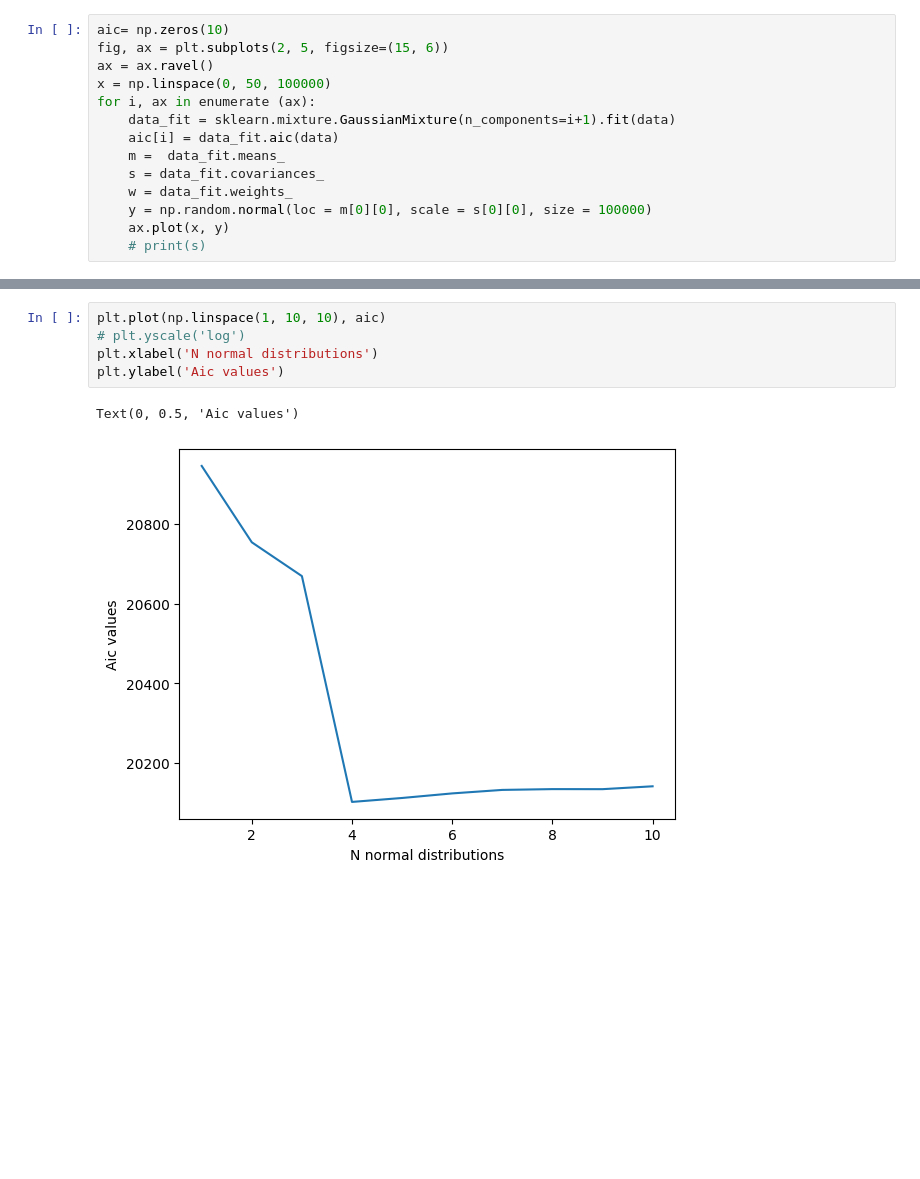
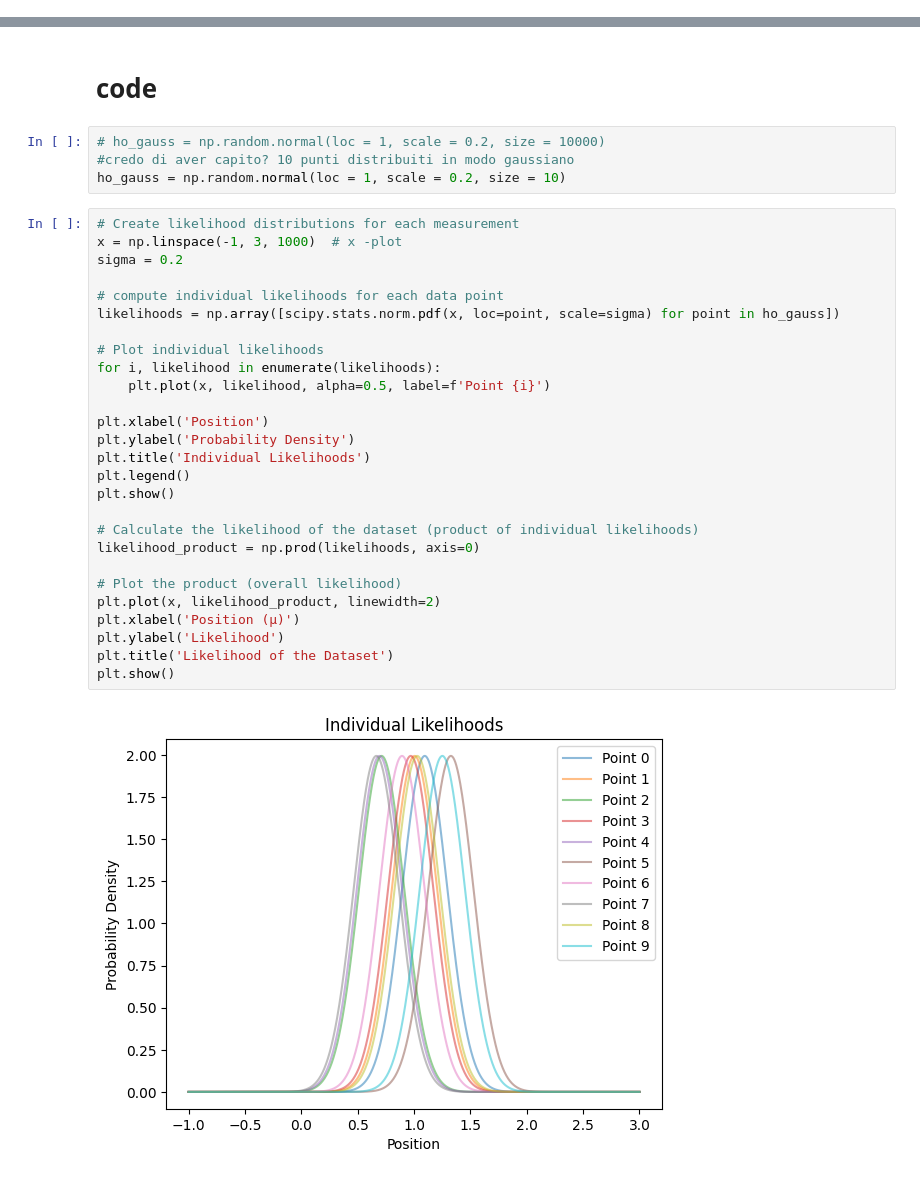
Before and after one commit to Matti-z/astrostatistics_bicocca_2026, a Jupyter notebook: working/fifth.ipynb, the cells around one changed output, grey strips where cells are left out. Drawn from its saved outputs; the diff is of its cells as text; blank space fills up the shorter version.

```diff
--- a/working/fifth.ipynb
+++ b/working/fifth.ipynb
@@ -13,14 +35,0 @@ plt.hist(data, 90);
-# %%
-aic= np.zeros(10)
-fig, ax = plt.subplots(2, 5, figsize=(15, 6))
-ax = ax.ravel()
-x = np.linspace(0, 50, 100000)
-for i, ax in enumerate (ax):
-    data_fit = sklearn.mixture.GaussianMixture(n_components=i+1).fit(data)
-    aic[i] = data_fit.aic(data)
-    m =  data_fit.means_
-    s = data_fit.covariances_
-    w = data_fit.weights_
-    y = np.random.normal(loc = m[0][0], scale = s[0][0], size = 100000)
-    ax.plot(x, y)
-    # print(s)
@@ -70,8 +36,35 @@ plt.show()
-# %%
-plt.plot(np.linspace(1, 10, 10), aic)
-# plt.yscale('log')
-plt.xlabel('N normal distributions')
-plt.ylabel('Aic values')
-# %% [output]
-Text(0, 0.5, 'Aic values')
-[figure, removed]
+# %% [markdown]
+# code
+# %%
+# ho_gauss = np.random.normal(loc = 1, scale = 0.2, size = 10000)
+#credo di aver capito? 10 punti distribuiti in modo gaussiano
+ho_gauss = np.random.normal(loc = 1, scale = 0.2, size = 10)
+# %%
+# Create likelihood distributions for each measurement
+x = np.linspace(-1, 3, 1000)  # x -plot
+sigma = 0.2
+
+# compute individual likelihoods for each data point
+likelihoods = np.array([scipy.stats.norm.pdf(x, loc=point, scale=sigma) for point in ho_gauss])
+
+# Plot individual likelihoods
+for i, likelihood in enumerate(likelihoods):
+    plt.plot(x, likelihood, alpha=0.5, label=f'Point {i}')
+
+plt.xlabel('Position')
+plt.ylabel('Probability Density')
+plt.title('Individual Likelihoods')
+plt.legend()
+plt.show()
+
+# Calculate the likelihood of the dataset (product of individual likelihoods)
+likelihood_product = np.prod(likelihoods, axis=0)
+
+# Plot the product (overall likelihood)
+plt.plot(x, likelihood_product, linewidth=2)
+plt.xlabel('Position (μ)')
+plt.ylabel('Likelihood')
+plt.title('Likelihood of the Dataset')
+plt.show()
+# %% [output]
+[figure, added]
```
Also changed, not shown: parts of 13 cells of this notebook, 1 other file.
